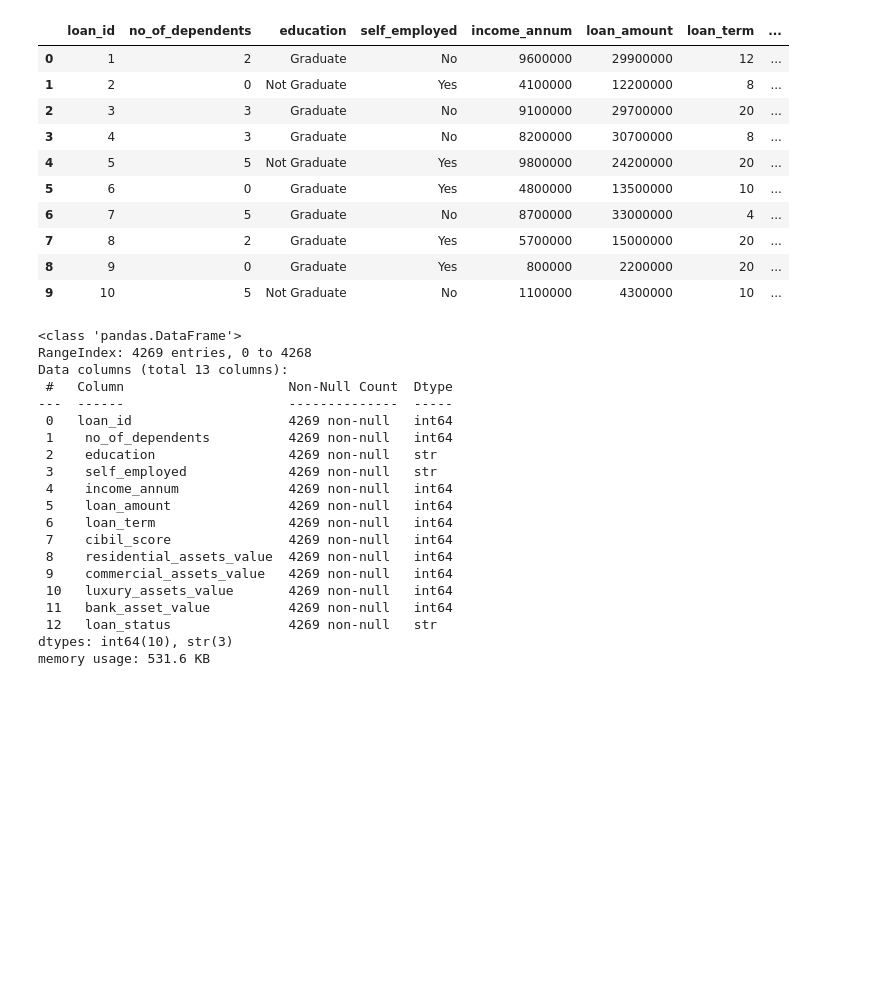
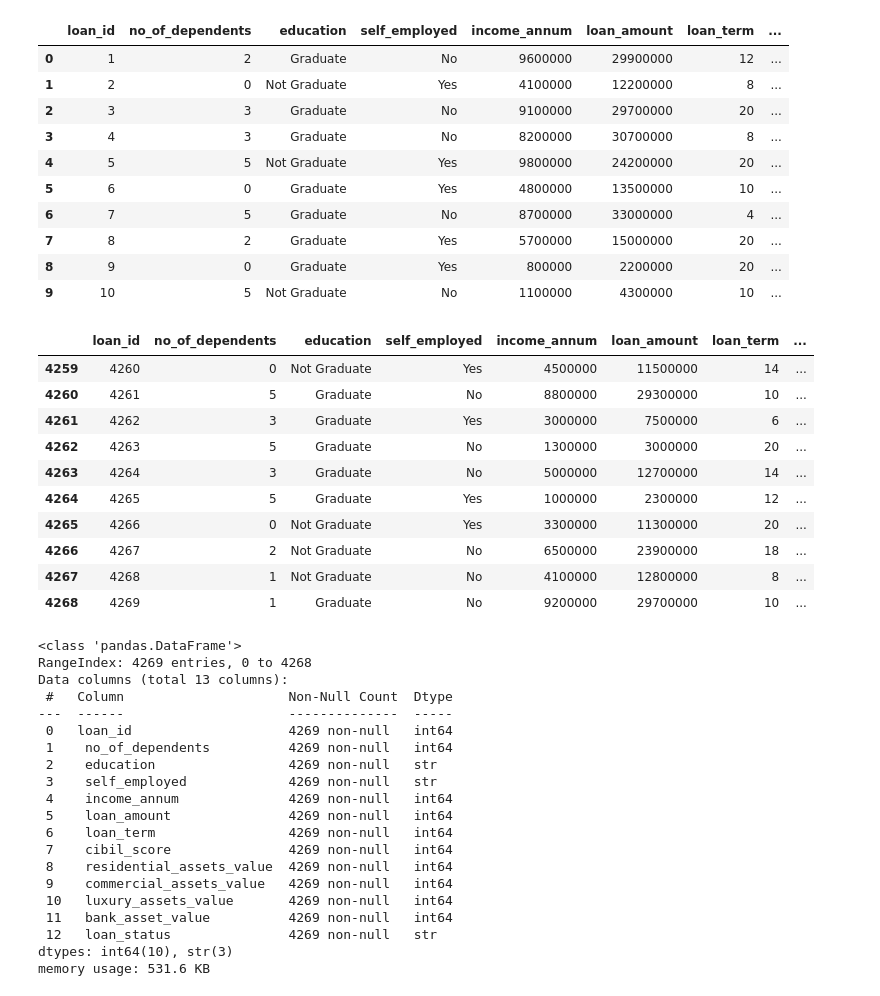
Before and after one commit to X6K18/Loan-Approval-Prediction-Datasets-Analysis, a Jupyter notebook: notebooks/infomation_data.ipynb, the cells around one changed output. Drawn from its saved outputs; the diff is of its cells as text; code cells hidden in the pictures; blank space fills up the shorter version.

```diff
--- a/notebooks/infomation_data.ipynb
+++ b/notebooks/infomation_data.ipynb
@@ -27,6 +46,20 @@ df.head(10)
 | 7 | 8 | 2 | Graduate | Yes | 5700000 | 15000000 | 20 | ... |
 | 8 | 9 | 0 | Graduate | Yes | 800000 | 2200000 | 20 | ... |
 | 9 | 10 | 5 | Not Graduate | No | 1100000 | 4300000 | 10 | ... |
+# %%
+df.tail(10)
+# %% [output]
+|  | loan_id | no_of_dependents | education | self_employed | income_annum | loan_amount | loan_term | ... |
+| 4259 | 4260 | 0 | Not Graduate | Yes | 4500000 | 11500000 | 14 | ... |
+| 4260 | 4261 | 5 | Graduate | No | 8800000 | 29300000 | 10 | ... |
+| 4261 | 4262 | 3 | Graduate | Yes | 3000000 | 7500000 | 6 | ... |
+| 4262 | 4263 | 5 | Graduate | No | 1300000 | 3000000 | 20 | ... |
+| 4263 | 4264 | 3 | Graduate | No | 5000000 | 12700000 | 14 | ... |
+| 4264 | 4265 | 5 | Graduate | Yes | 1000000 | 2300000 | 12 | ... |
+| 4265 | 4266 | 0 | Not Graduate | Yes | 3300000 | 11300000 | 20 | ... |
+| 4266 | 4267 | 2 | Not Graduate | No | 6500000 | 23900000 | 18 | ... |
+| 4267 | 4268 | 1 | Not Graduate | No | 4100000 | 12800000 | 8 | ... |
+| 4268 | 4269 | 1 | Graduate | No | 9200000 | 29700000 | 10 | ... |
 # %%
 df.info()
 # %% [output]
```
Also changed, not shown: parts of 12 cells of this notebook.
